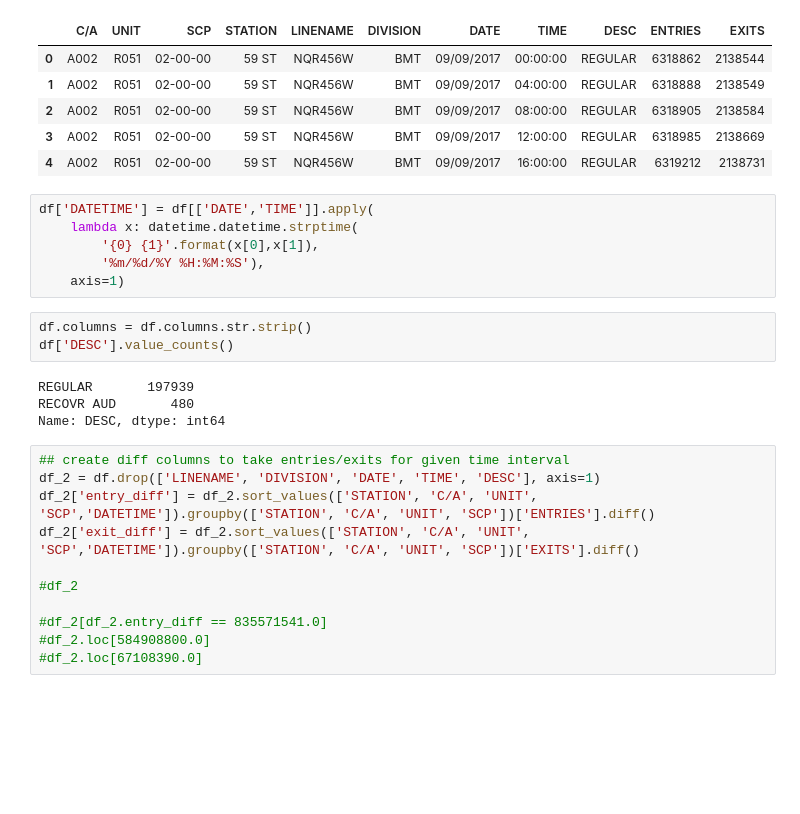
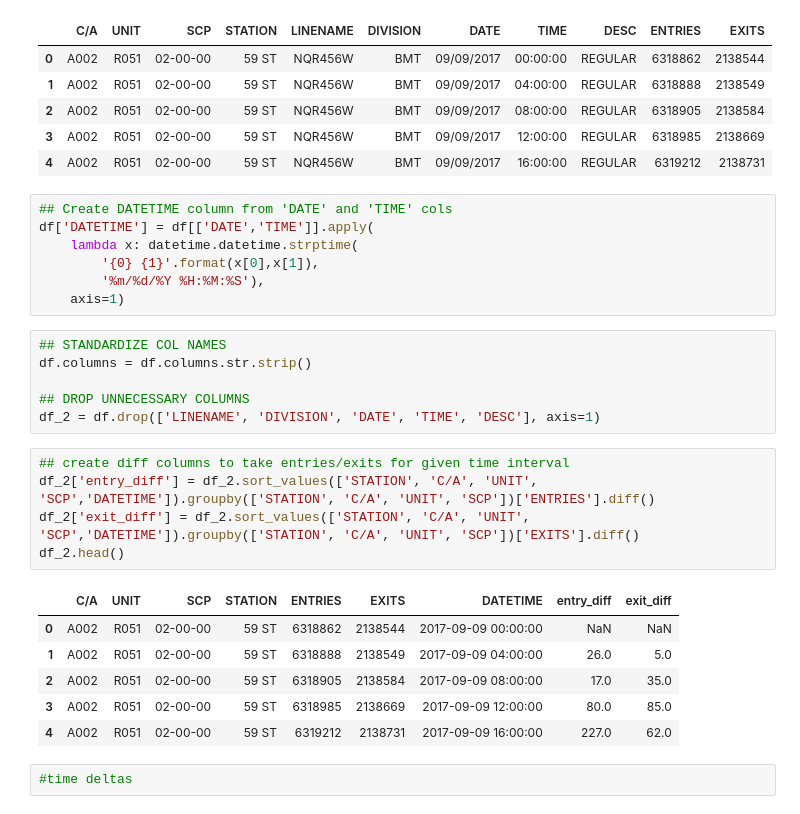
Before and after one commit to CodeRed77/benson-team-6, a Jupyter notebook: benson_cleaning.ipynb, the cells around one changed output. Cells and saved outputs as stored; diff of their text form; blank space fills up the shorter version.

```diff
--- a/benson_cleaning.ipynb
+++ b/benson_cleaning.ipynb
@@ -34,27 +34,30 @@ df.head()
 | 3 | A002 | R051 | 02-00-00 | 59 ST | NQR456W | BMT | 09/09/2017 | 12:00:00 | REGULAR | 6318985 | 2138669 |
 | 4 | A002 | R051 | 02-00-00 | 59 ST | NQR456W | BMT | 09/09/2017 | 16:00:00 | REGULAR | 6319212 | 2138731 |
 # %%
+## Create DATETIME column from 'DATE' and 'TIME' cols
 df['DATETIME'] = df[['DATE','TIME']].apply(
     lambda x: datetime.datetime.strptime(
         '{0} {1}'.format(x[0],x[1]),
         '%m/%d/%Y %H:%M:%S'),
     axis=1)
-# %%
-df.columns = df.columns.str.strip()
-df['DESC'].value_counts()
-# %% [output]
-REGULAR       197939
-RECOVR AUD       480
-Name: DESC, dtype: int64
+# %%
+## STANDARDIZE COL NAMES
+df.columns = df.columns.str.strip()
+
+## DROP UNNECESSARY COLUMNS
+df_2 = df.drop(['LINENAME', 'DIVISION', 'DATE', 'TIME', 'DESC'], axis=1)
 # %%
 ## create diff columns to take entries/exits for given time interval
-df_2 = df.drop(['LINENAME', 'DIVISION', 'DATE', 'TIME', 'DESC'], axis=1)
 df_2['entry_diff'] = df_2.sort_values(['STATION', 'C/A', 'UNIT', 'SCP','DATETIME']).groupby(['STATION', 'C/A', 'UNIT', 'SCP'])['ENTRIES'].diff()
 df_2['exit_diff'] = df_2.sort_values(['STATION', 'C/A', 'UNIT', 'SCP','DATETIME']).groupby(['STATION', 'C/A', 'UNIT', 'SCP'])['EXITS'].diff()
-
-#df_2
-
-#df_2[df_2.entry_diff == 835571541.0]
-#df_2.loc[584908800.0]
-#df_2.loc[67108390.0]
+df_2.head()
+# %% [output]
+|  | C/A | UNIT | SCP | STATION | ENTRIES | EXITS | DATETIME | entry_diff | exit_diff |
+| 0 | A002 | R051 | 02-00-00 | 59 ST | 6318862 | 2138544 | 2017-09-09 00:00:00 | NaN | NaN |
+| 1 | A002 | R051 | 02-00-00 | 59 ST | 6318888 | 2138549 | 2017-09-09 04:00:00 | 26.0 | 5.0 |
+| 2 | A002 | R051 | 02-00-00 | 59 ST | 6318905 | 2138584 | 2017-09-09 08:00:00 | 17.0 | 35.0 |
+| 3 | A002 | R051 | 02-00-00 | 59 ST | 6318985 | 2138669 | 2017-09-09 12:00:00 | 80.0 | 85.0 |
+| 4 | A002 | R051 | 02-00-00 | 59 ST | 6319212 | 2138731 | 2017-09-09 16:00:00 | 227.0 | 62.0 |
+# %%
+#time deltas
 # %%
```
Also changed, not shown: parts of 6 cells of this notebook.
